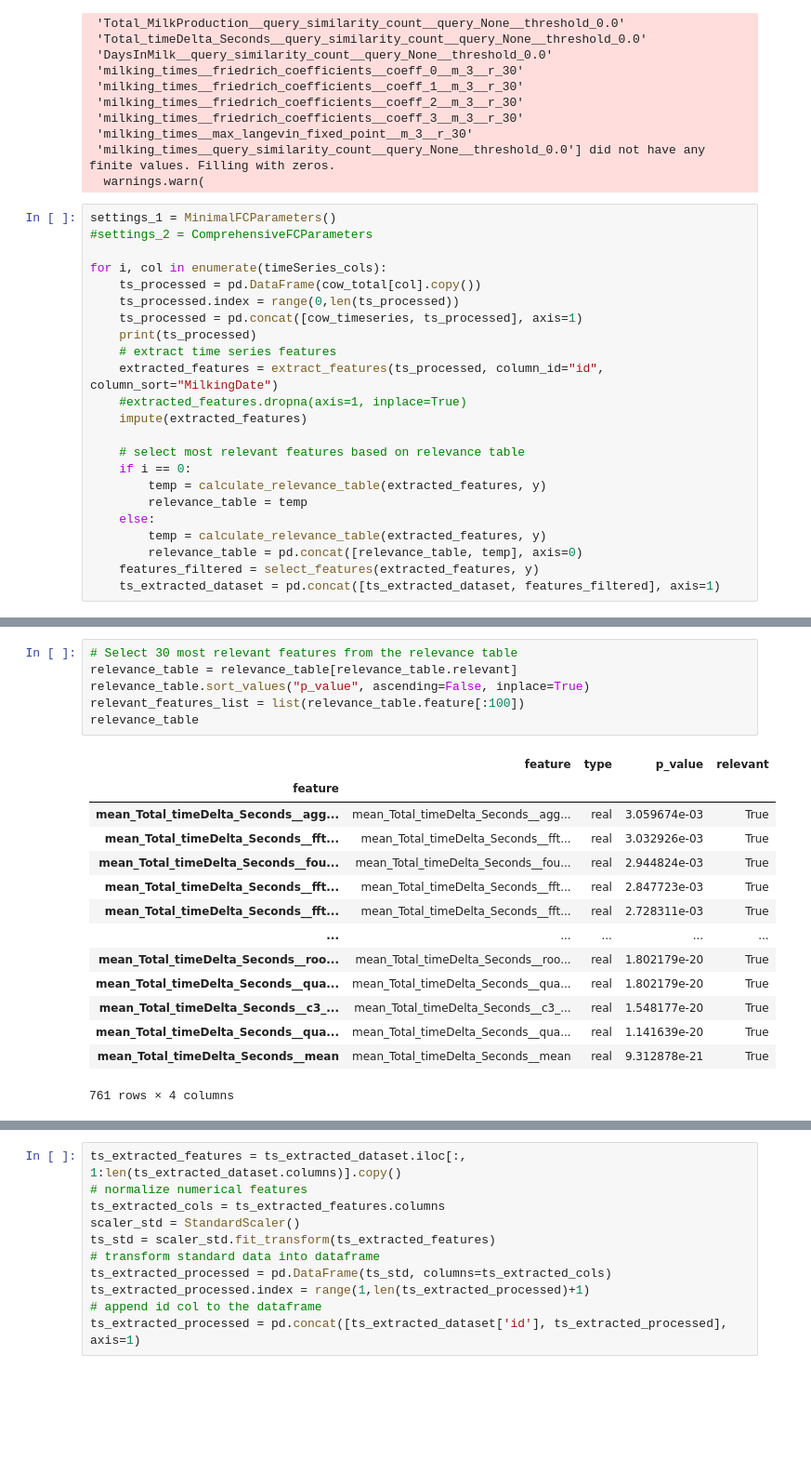
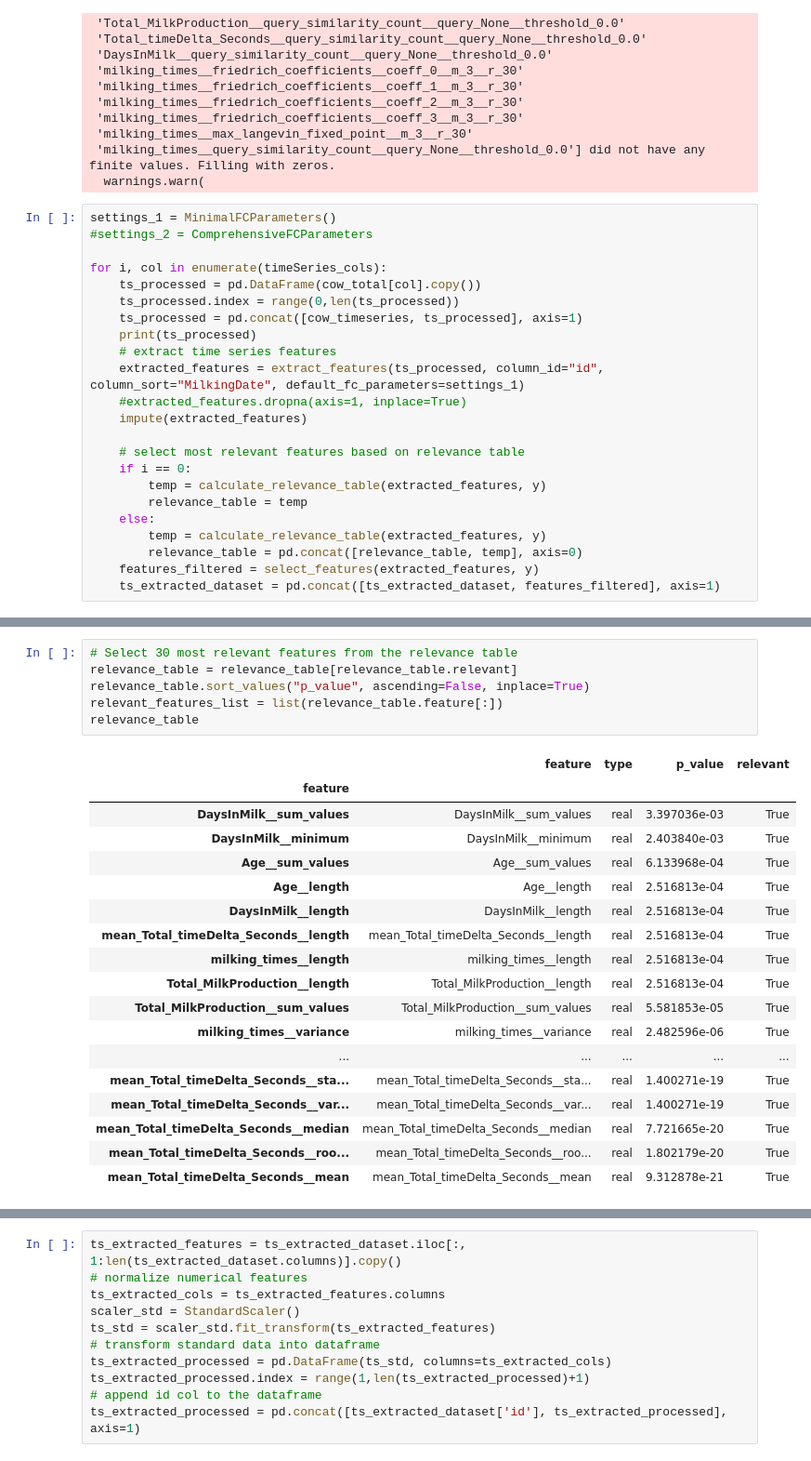
Before and after one commit to pgullstrand/Gigacow-tools, a Jupyter notebook: Model_time_series/GP_model/ts_dataPreparation_learner.ipynb, the cells around one changed output, grey strips where cells are left out. Shown at 93% size. Drawn from its saved outputs; the diff is of its cells as text; blank space fills up the shorter version.

```diff
--- a/Model_time_series/GP_model/ts_dataPreparation_learner.ipynb
+++ b/Model_time_series/GP_model/ts_dataPreparation_learner.ipynb
@@ -169,7 +169,7 @@ for i, col in enumerate(timeSeries_cols):
     ts_processed = pd.concat([cow_timeseries, ts_processed], axis=1)
     print(ts_processed)
     # extract time series features
-    extracted_features = extract_features(ts_processed, column_id="id", column_sort="MilkingDate")
+    extracted_features = extract_features(ts_processed, column_id="id", column_sort="MilkingDate", default_fc_parameters=settings_1)
     #extracted_features.dropna(axis=1, inplace=True)
     impute(extracted_features)
 
@@ -262,24 +256,28 @@ for i, col in enumerate(timeSeries_cols):
 # %%
 # Select 30 most relevant features from the relevance table
 relevance_table = relevance_table[relevance_table.relevant]
 relevance_table.sort_values("p_value", ascending=False, inplace=True)
-relevant_features_list = list(relevance_table.feature[:100])
+relevant_features_list = list(relevance_table.feature[:])
 relevance_table
 # %% [output]
 |  | feature | type | p_value | relevant |
 | feature |  |  |  |  |
-| mean_Total_timeDelta_Seconds__agg... | mean_Total_timeDelta_Seconds__agg... | real | 3.059674e-03 | True |
-| mean_Total_timeDelta_Seconds__fft... | mean_Total_timeDelta_Seconds__fft... | real | 3.032926e-03 | True |
-| mean_Total_timeDelta_Seconds__fou... | mean_Total_timeDelta_Seconds__fou... | real | 2.944824e-03 | True |
-| mean_Total_timeDelta_Seconds__fft... | mean_Total_timeDelta_Seconds__fft... | real | 2.847723e-03 | True |
-| mean_Total_timeDelta_Seconds__fft... | mean_Total_timeDelta_Seconds__fft... | real | 2.728311e-03 | True |
+| DaysInMilk__sum_values | DaysInMilk__sum_values | real | 3.397036e-03 | True |
+| DaysInMilk__minimum | DaysInMilk__minimum | real | 2.403840e-03 | True |
+| Age__sum_values | Age__sum_values | real | 6.133968e-04 | True |
+| Age__length | Age__length | real | 2.516813e-04 | True |
+| DaysInMilk__length | DaysInMilk__length | real | 2.516813e-04 | True |
+| mean_Total_timeDelta_Seconds__length | mean_Total_timeDelta_Seconds__length | real | 2.516813e-04 | True |
+| milking_times__length | milking_times__length | real | 2.516813e-04 | True |
+| Total_MilkProduction__length | Total_MilkProduction__length | real | 2.516813e-04 | True |
+| Total_MilkProduction__sum_values | Total_MilkProduction__sum_values | real | 5.581853e-05 | True |
+| milking_times__variance | milking_times__variance | real | 2.482596e-06 | True |
 | ... | ... | ... | ... | ... |
+| mean_Total_timeDelta_Seconds__sta... | mean_Total_timeDelta_Seconds__sta... | real | 1.400271e-19 | True |
+| mean_Total_timeDelta_Seconds__var... | mean_Total_timeDelta_Seconds__var... | real | 1.400271e-19 | True |
+| mean_Total_timeDelta_Seconds__median | mean_Total_timeDelta_Seconds__median | real | 7.721665e-20 | True |
 | mean_Total_timeDelta_Seconds__roo... | mean_Total_timeDelta_Seconds__roo... | real | 1.802179e-20 | True |
-| mean_Total_timeDelta_Seconds__qua... | mean_Total_timeDelta_Seconds__qua... | real | 1.802179e-20 | True |
-| mean_Total_timeDelta_Seconds__c3_... | mean_Total_timeDelta_Seconds__c3_... | real | 1.548177e-20 | True |
-| mean_Total_timeDelta_Seconds__qua... | mean_Total_timeDelta_Seconds__qua... | real | 1.141639e-20 | True |
 | mean_Total_timeDelta_Seconds__mean | mean_Total_timeDelta_Seconds__mean | real | 9.312878e-21 | True |
-761 rows × 4 columns
 # %%
 ts_extracted_dataset_filtered = ts_extracted_dataset[relevant_features_list].copy()
 ts_extracted_dataset_filtered = ts_extracted_dataset_filtered.loc[:,~ts_extracted_dataset_filtered.columns.duplicated()]
```
Also changed, not shown: parts of 7 cells of this notebook.
